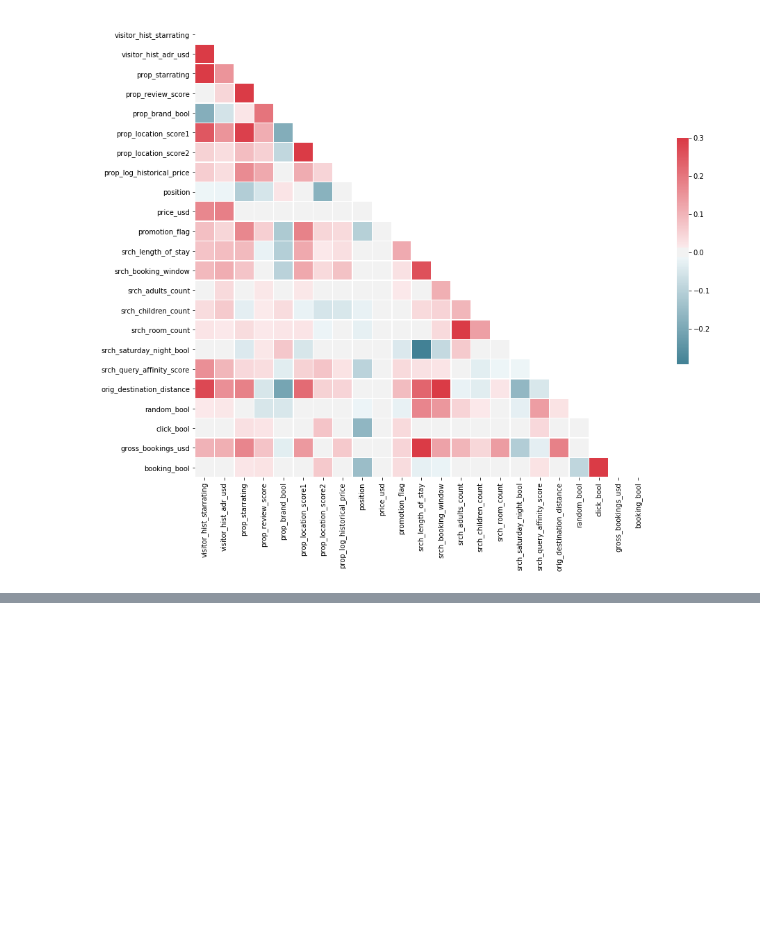
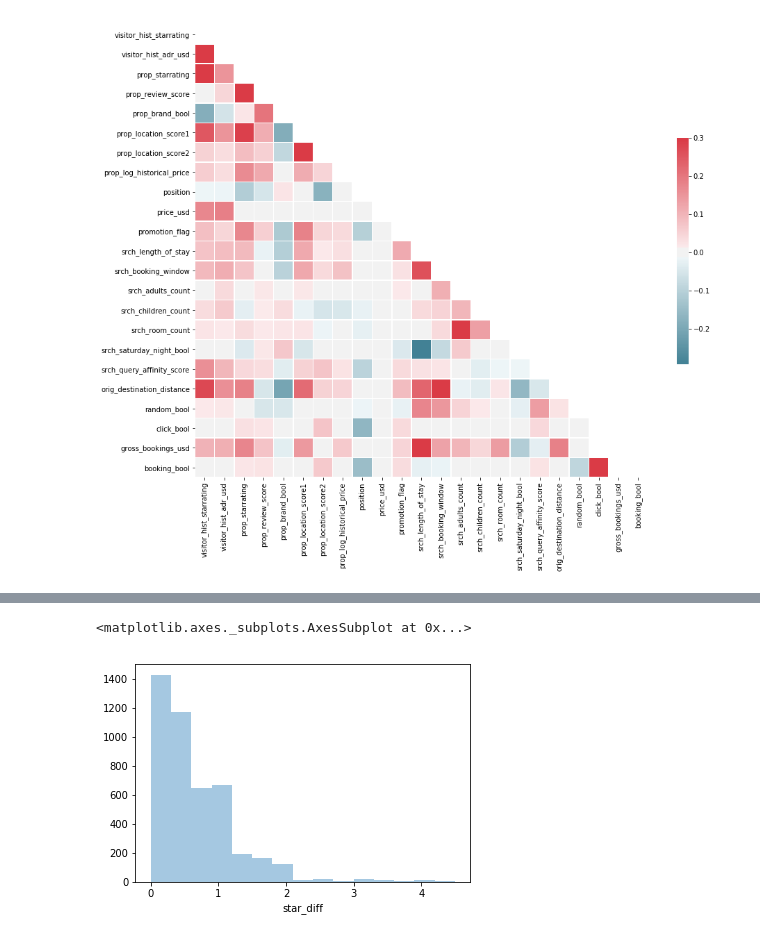
Before and after one commit to FionaLippert/DataMining, a Jupyter notebook: assignment2/explore_data.ipynb, the cells around one changed output, grey strips where cells are left out. Drawn from its saved outputs; the diff is of its cells as text; code cells hidden in the pictures; blank space fills up the shorter version.

```diff
--- a/assignment2/explore_data.ipynb
+++ b/assignment2/explore_data.ipynb
@@ -6,2 +9,6 @@ import matplotlib.pyplot as plt
 # %%
-data = pd.read_csv('Data Mining VU data/training_set_VU_DM_2014.csv')
+train = pd.read_csv('Data Mining VU data/training_set_VU_DM_2014.csv')
+test = pd.read_csv('Data Mining VU data/test_set_VU_DM_2014.csv')
+# %%
+train_sample = train.sample(frac=0.5, random_state=0)
+test_sample = train.drop(train_sample.index)
@@ -82,0 +159,8 @@ sns.heatmap(corr, mask=mask, cmap=cmap, vmax=.3, center=0,
+# %%
+train_sample['star_diff'] = np.abs(train_sample.visitor_hist_starrating - train_sample.prop_starrating)
+# %%
+sns.distplot(train_sample.star_diff[train_sample.booking_bool == 1].dropna(), kde=False, bins=15)
+sns.distplot(train_sample.star_diff[train_sample.booking_bool == 1].dropna(), kde=False, bins=15)
+# %% [output]
+<matplotlib.axes._subplots.AxesSubplot at 0x...>
+[figure, added]
```
Also changed, not shown: parts of 22 cells of this notebook.
